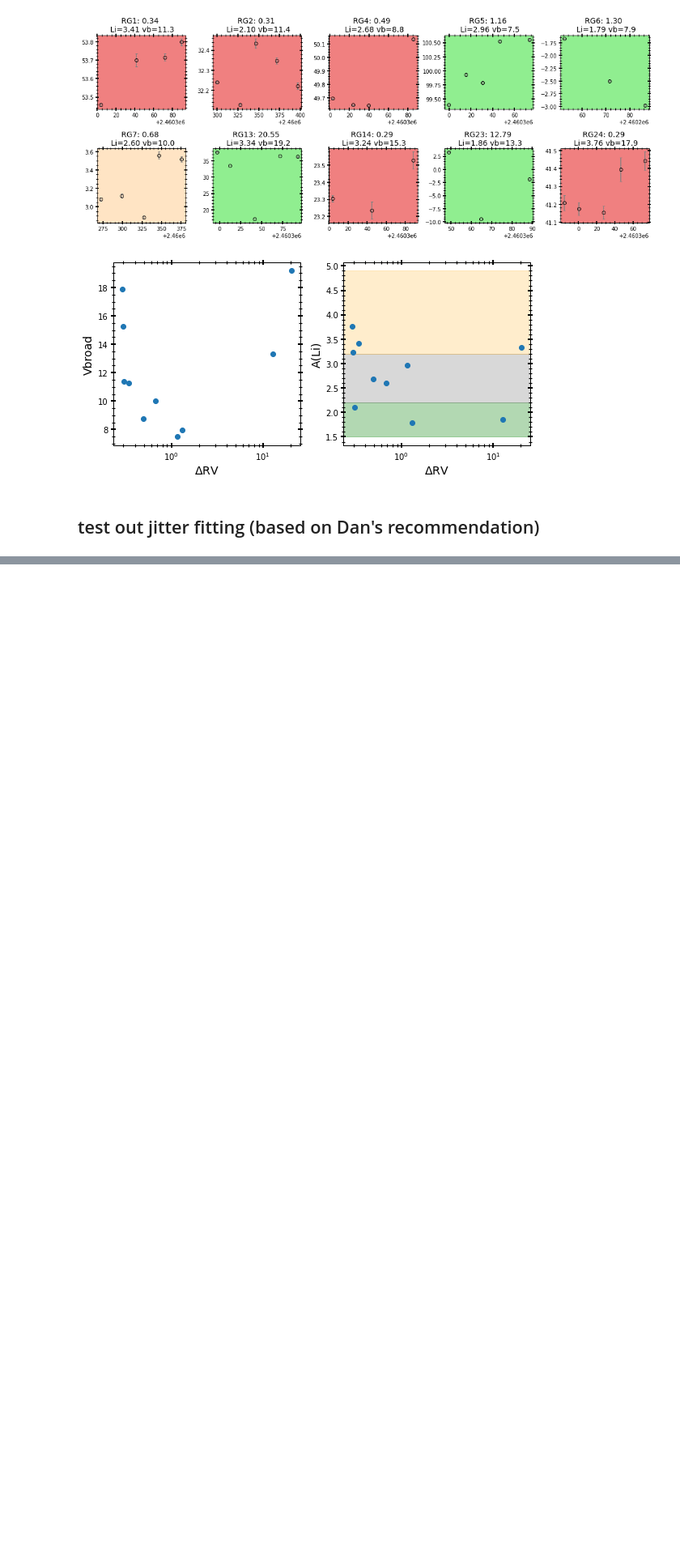
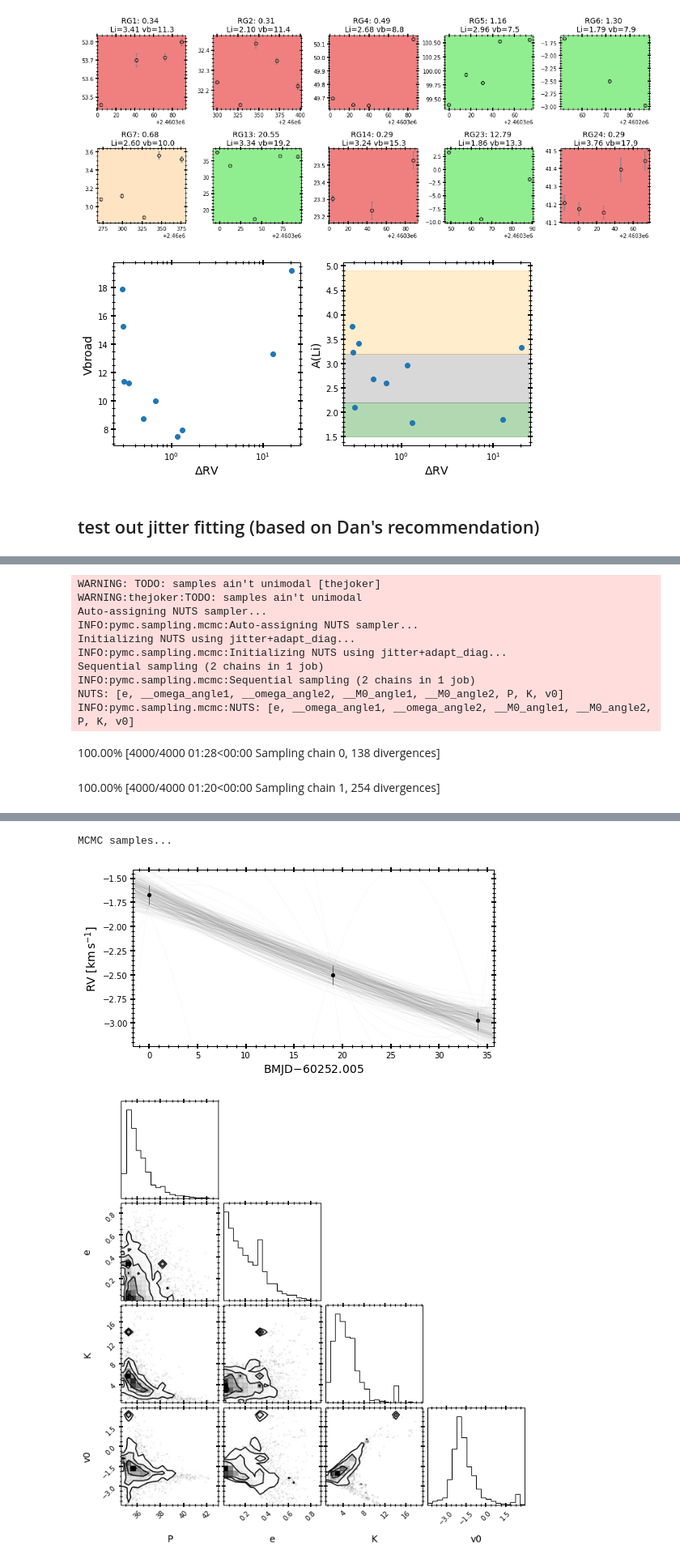
Before and after one commit to MaryumSayeed/ESPRESSO, a Jupyter notebook: scripts/p112.ipynb, the cells around one changed output, grey strips where cells are left out. Shown at 81% size. Drawn from its saved outputs; the diff is of its cells as text; code cells hidden in the pictures; blank space fills up the shorter version.

Commit message:
rerunning with different prior

```diff
--- a/scripts/p112.ipynb
+++ b/scripts/p112.ipynb
@@ -268,13 +268,13 @@ plt.tight_layout()
 # %% [output]
 [figure]
 # %%
-def test_tj(obj,error=0.1,prior_size=50_000,save=False,MCMC=False):
+def test_tj(obj,Pi,Pf=1000,K0=20,error=0.1,chains=2, prior_size=50_000,save=False,MCMC=False):
     data = Table()
     data['bjd'] = obj_dir[obj]['time']
     data['rv'] = obj_dir[obj]['rv']
     print('mean error originally: %.3f km/s'%np.mean(np.array(obj_dir[obj]['err'])))
-    data['rv_err'] = np.array(obj_dir[obj]['err'])
-    #data['rv_err'] = np.array([error]*len(data['rv']))
+    data['rv_err'] = np.array(obj_dir[obj]['err'])#*5
+    data['rv_err'] = np.array([error]*len(data['rv']))
     print('mean error now: %.3f km/s'%np.mean(data['rv_err']))
 
     t = Time(data["bjd"], format="jd", scale="tcb")
@@ -288,20 +288,19 @@ def test_tj(obj,error=0.1,prior_size=50_000,save=False,MCMC=False):
         #M0_prior    = xu.with_unit(pm.Uniform("M0", -np.pi, np.pi), u.radian)
         #omega_prior = xu.with_unit(pm.Uniform("omega", -np.pi, np.pi), u.radian)
 
+        #s_prior = xu.with_unit(pm.Normal("s", 0, 0.5), u.km/u.s)
         #K_prior = xu.with_unit(pm.Normal("K", 0, 20), u.km/u.s)
         #e_prior = xu.with_unit(pm.Uniform("e", 0, 1), u.one)
-        s_prior = xu.with_unit(pm.Normal("s", 0.2, 0.4), u.km/u.s)
 
         prior = tj.JokerPrior.default(
-                P_min = 0.25 * u.day, # to use Joker's default log-normal, give P-min, P-max
-                P_max = 1e3 * u.day,
-                sigma_K0 = 20 * u.km / u.s,
+                P_min = Pi * u.day, # to use Joker's default log-normal, give P-min, P-max
+                P_max = Pf * u.day,
+                sigma_K0 = K0 * u.km / u.s,
                 sigma_v = 100 * u.km / u.s,
 #                 sigma_v=[100 * u.km / u.s,
 #                           0.5 * u.km / u.s / u.day,
 #                           1e-2 * u.km / u.s / u.day**2],
 #                 poly_trend=3,
-                pars={'s': s_prior}
 #                       #'M0':M0_prior,
 #                       #'omega':omega_prior,
 #                       #'e': e_prior,
@@ -345,7 +344,7 @@ def test_tj(obj,error=0.1,prior_size=50_000,save=False,MCMC=False):
         #truth = ['P','e','K','v0', 'v1', 'v2']
         # ==== 2 body ====
         #truth = ['P','e','omega','M0','K','v0']
-        truth = ['P','e','K','v0','s']
+        truth = ['P','e','K','v0']
         for name in df.columns:
             if name in truth:
                 colnames.append(name)
@@ -407,0 +357,23 @@ program = 'p112'
+# %%
+obj_to_run = {}
+# %%
+
+
+import pickle
+
+program = 'p112'
+version = 1
+# 2 body
+for k in [6]:
+    print(k)
+    obj_to_run[k] = [test_tj(k, Pi=30, Pf=500, K0=10, chains=2, prior_size=2_000_000, save=False, MCMC=True)]
+
+    save_dir = '../mcmc/%s/%s_mcmc_%s.pickle'%(program,k,version)
+#     with open(save_dir, 'wb') as handle:
+#         pickle.dump(obj_to_run[k][0][2], handle, protocol=pickle.HIGHEST_PROTOCOL)
+
+    # save trace
+    save_dir = '../mcmc/%s/%s_trace_%s.pickle'%(program,k,version)
+#     with open(save_dir, 'wb') as handle:
+#         pickle.dump(obj_to_run[k][0][-2], handle, protocol=pickle.HIGHEST_PROTOCOL)
+# %% [output]
@@ -407,0 +385,12 @@ program = 'p112'
+WARNING: TODO: samples ain't unimodal [thejoker]
+WARNING:thejoker:TODO: samples ain't unimodal
+Auto-assigning NUTS sampler...
+INFO:pymc.sampling.mcmc:Auto-assigning NUTS sampler...
+Initializing NUTS using jitter+adapt_diag...
+INFO:pymc.sampling.mcmc:Initializing NUTS using jitter+adapt_diag...
+Sequential sampling (2 chains in 1 job)
+INFO:pymc.sampling.mcmc:Sequential sampling (2 chains in 1 job)
+NUTS: [e, __omega_angle1, __omega_angle2, __M0_angle1, __M0_angle2, P, K, v0]
+INFO:pymc.sampling.mcmc:NUTS: [e, __omega_angle1, __omega_angle2, __M0_angle1, __M0_angle2, P, K, v0]
+100.00% [4000/4000 01:28<00:00 Sampling chain 0, 138 divergences]
+100.00% [4000/4000 01:20<00:00 Sampling chain 1, 254 divergences]
@@ -407,0 +408,3 @@ program = 'p112'
+MCMC samples...
+[figure, added]
+[figure, added]
```
Also changed, not shown: parts of 19 cells of this notebook, 3 other files.
